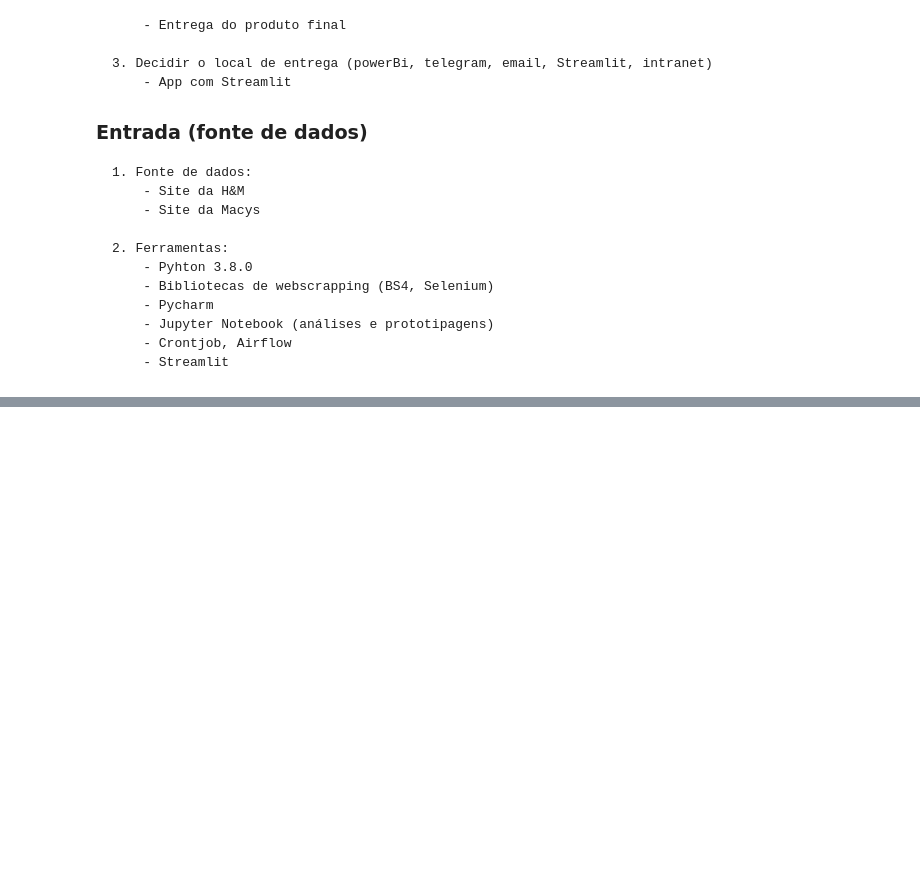
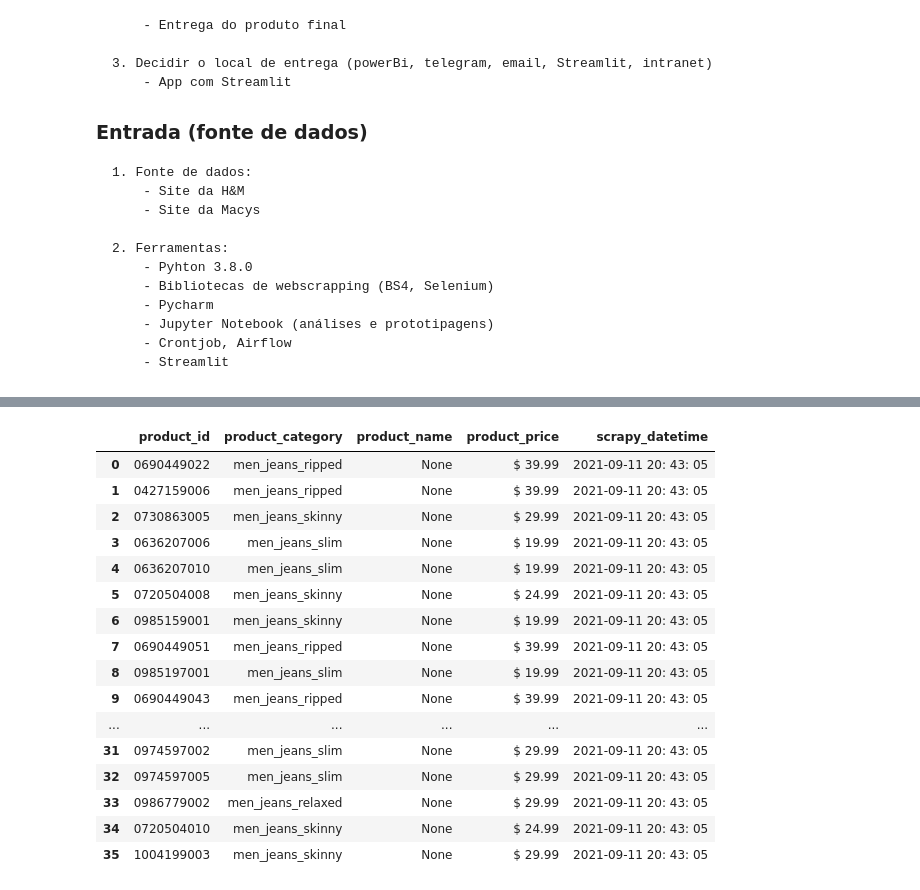
Before and after one commit to HenriqueCR1291/star_jeans, a Jupyter notebook: m01_star_jeans.ipynb, the cells around one changed output, grey strips where cells are left out. Cells and saved outputs as stored; diff of their text form; code cells hidden in the pictures; blank space fills up the shorter version.

```diff
--- a/m01_star_jeans.ipynb
+++ b/m01_star_jeans.ipynb
@@ -129,0 +152,17 @@
+# %%
+products = soup.find ('ul', class_= 'products-listing small')
+products_list = products.find_all ('article', class_ = 'hm-product-item')
+
+#product id
+products_id = [p.get('data-articlecode') for p in products_list]
+
+#product category
+products_category = [p.get('data-category') for p in products_list]
+# %%
+#products name
+products_list = products.find_all ('a', class_ = 'title')
+products_name = [p.get_tex() for p in products_list]
+# %%
+#product price
+products_list = products.find_all ('span', class_ = 'price regular')
+products_price = [p.get_text() for p in products_list]
@@ -129,0 +176,20 @@
+# %%
+data
+# %% [output]
+|  | product_id | product_category | product_name | product_price | scrapy_datetime |
+| 0 | 0690449022 | men_jeans_ripped | None | $ 39.99 | 2021-09-11 20: 43: 05 |
+| 1 | 0427159006 | men_jeans_ripped | None | $ 39.99 | 2021-09-11 20: 43: 05 |
+| 2 | 0730863005 | men_jeans_skinny | None | $ 29.99 | 2021-09-11 20: 43: 05 |
+| 3 | 0636207006 | men_jeans_slim | None | $ 19.99 | 2021-09-11 20: 43: 05 |
+| 4 | 0636207010 | men_jeans_slim | None | $ 19.99 | 2021-09-11 20: 43: 05 |
+| 5 | 0720504008 | men_jeans_skinny | None | $ 24.99 | 2021-09-11 20: 43: 05 |
+| 6 | 0985159001 | men_jeans_skinny | None | $ 19.99 | 2021-09-11 20: 43: 05 |
+| 7 | 0690449051 | men_jeans_ripped | None | $ 39.99 | 2021-09-11 20: 43: 05 |
+| 8 | 0985197001 | men_jeans_slim | None | $ 19.99 | 2021-09-11 20: 43: 05 |
+| 9 | 0690449043 | men_jeans_ripped | None | $ 39.99 | 2021-09-11 20: 43: 05 |
+| ... | ... | ... | ... | ... | ... |
+| 31 | 0974597002 | men_jeans_slim | None | $ 29.99 | 2021-09-11 20: 43: 05 |
+| 32 | 0974597005 | men_jeans_slim | None | $ 29.99 | 2021-09-11 20: 43: 05 |
+| 33 | 0986779002 | men_jeans_relaxed | None | $ 29.99 | 2021-09-11 20: 43: 05 |
+| 34 | 0720504010 | men_jeans_skinny | None | $ 24.99 | 2021-09-11 20: 43: 05 |
+| 35 | 1004199003 | men_jeans_skinny | None | $ 29.99 | 2021-09-11 20: 43: 05 |
```
Also changed, not shown: parts of 17 cells of this notebook, 1 other file.
